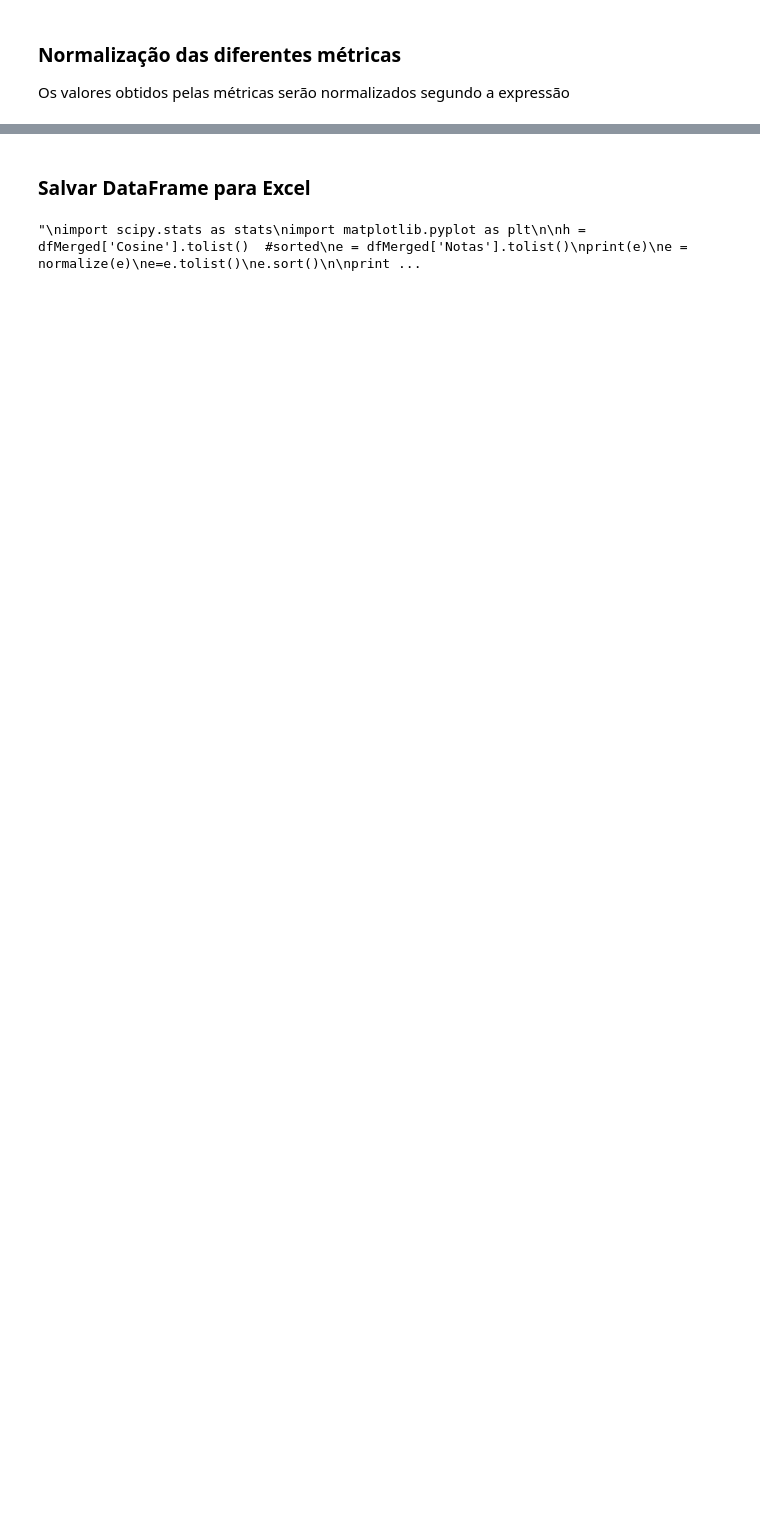
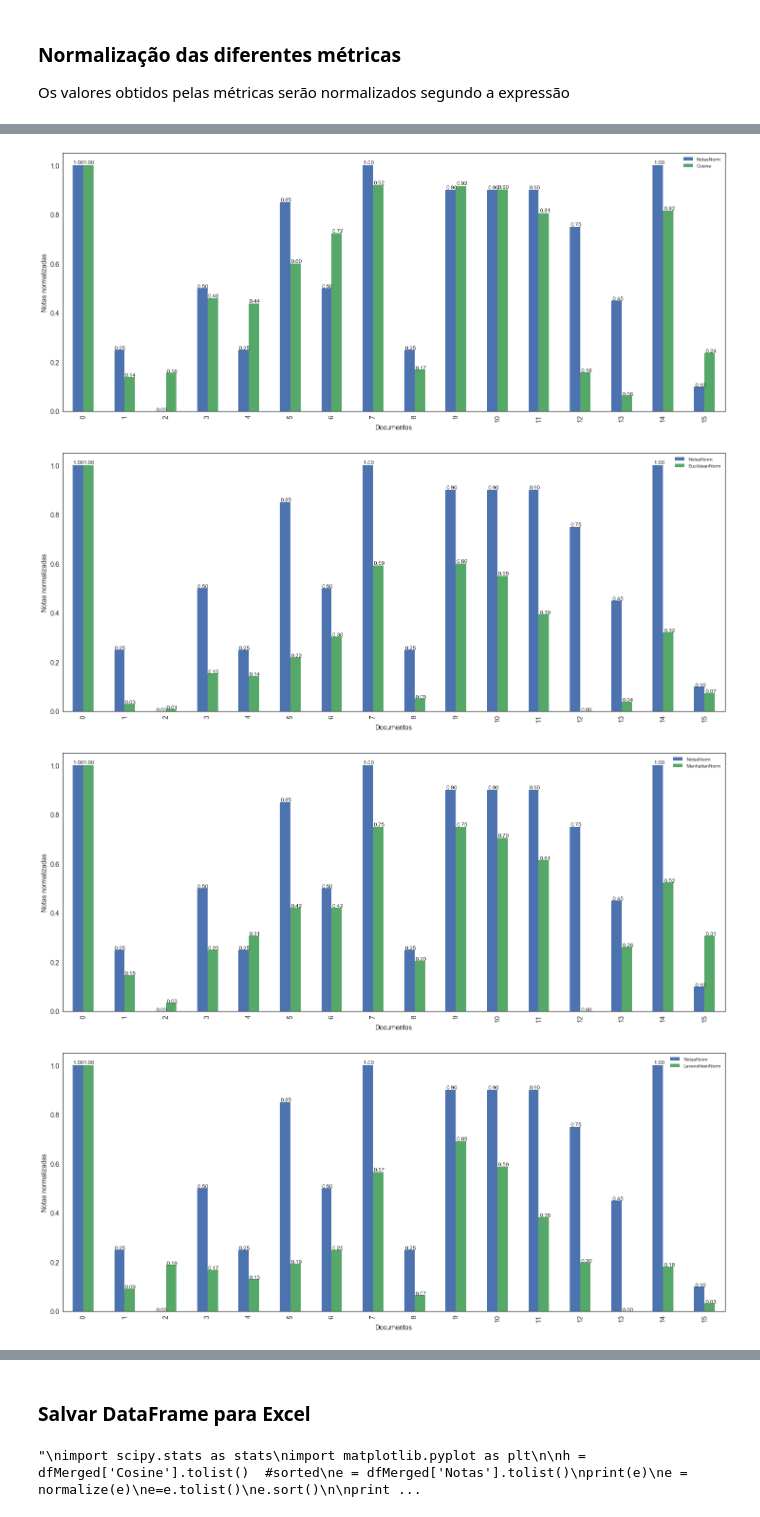
Before and after one commit to leonardbarreto/PIBIC_Assessment_Corrector, a Jupyter notebook: ProjetoIC.ipynb, the cells around one changed output, grey strips where cells are left out. Saved outputs shown, nothing was run; the diff lists cells and outputs as text; code cells hidden in the pictures; blank space fills up the shorter version.

```diff
--- a/ProjetoIC.ipynb
+++ b/ProjetoIC.ipynb
@@ -672,0 +754,71 @@ print(dfMerged)
+# %%
+
+#########COSINE
+#ax1 = dfMerged[['NotasNorm','Cosine']].plot(kind='bar', figsize=(25, 10), legend=True, fontsize=14)
+ax1 = dfMerged[['NotasNorm','Cosine']].plot(kind='bar', figsize=(25, 10), legend=True, fontsize=14)
+#Imprimir valores no barra
+for p in ax1.patches:
+    ax1.annotate("%.2f"%float(p.get_height()), (p.get_x() * 1.002, p.get_height() * 1.005))
+
+ax1.set_xlabel("Documentos", fontsize=14)
+ax1.set_ylabel("Notas normalizadas", fontsize=14)
+
+
+
+#######EUCLIDEAN
+#ax2 = dfMerged[['NotasNorm','EuclideanNorm']].plot(kind='bar', figsize=(25, 10), legend=True, fontsize=14)
+ax2 = dfMerged[['NotasNorm','EuclideanNorm']].plot(kind='bar', figsize=(25, 10), legend=True, fontsize=14)
+#Imprimir valores no barra
+for p in ax2.patches:
+    ax2.annotate("%.2f"%float(p.get_height()), (p.get_x() * 1.002, p.get_height() * 1.005))
+
+ax2.set_xlabel("Documentos", fontsize=14)
+ax2.set_ylabel("Notas normalizadas", fontsize=14)
+
+
+### MANHATTAN
+ax3 = dfMerged[['NotasNorm','ManhattanNorm']].plot(kind='bar', figsize=(25, 10), legend=True, fontsize=14)
+#Imprimir valores no barra
+for p in ax3.patches:
+    ax3.annotate("%.2f"%float(p.get_height()), (p.get_x() * 1.002, p.get_height() * 1.005))
+
+ax3.set_xlabel("Documentos", fontsize=14)
+ax3.set_ylabel("Notas normalizadas", fontsize=14)
+
+###LevenshteinNorm
+ax4 = dfMerged[['NotasNorm','LevenshteinNorm']].plot(kind='bar', figsize=(25, 10), legend=True, fontsize=14)
+
+#Imprimir valores no barra
+for p in ax4.patches:
+    ax4.annotate("%.2f"%float(p.get_height()), (p.get_x() * 1.002, p.get_height() * 1.005))
+
+ax4.set_xlabel("Documentos", fontsize=14)
+ax4.set_ylabel("Notas normalizadas", fontsize=14)
+
+
+###JARO
+ax5 = dfMerged[['NotasNorm','Jaro']].plot(kind='bar', figsize=(25, 10), legend=True, fontsize=14)
+
+#Imprimir valores no barra
+for p in ax5.patches:
+    ax5.annotate("%.2f"%float(p.get_height()), (p.get_x() * 1.002, p.get_height() * 1.005))
+
+ax5.set_xlabel("Documentos", fontsize=14)
+ax5.set_ylabel("Notas normalizadas", fontsize=14)
+
+###DEMERAU
+ax6 = dfMerged[['NotasNorm','DemerauNorm']].plot(kind='bar', figsize=(25, 10), legend=True, fontsize=14)
+
+#Imprimir valores no barra
+for p in ax6.patches:
+    ax6.annotate("%.2f"%float(p.get_height()), (p.get_x() * 1.002, p.get_height() * 1.005))
+
+ax6.set_xlabel("Documentos", fontsize=14)
+ax6.set_ylabel("Notas normalizadas", fontsize=14)
+
+plt.show()
+# %% [output]
+[figure, added]
+[figure, added]
+[figure, added]
+[figure, added]
```
Also changed, not shown: parts of 32 cells of this notebook, 2 other files.
